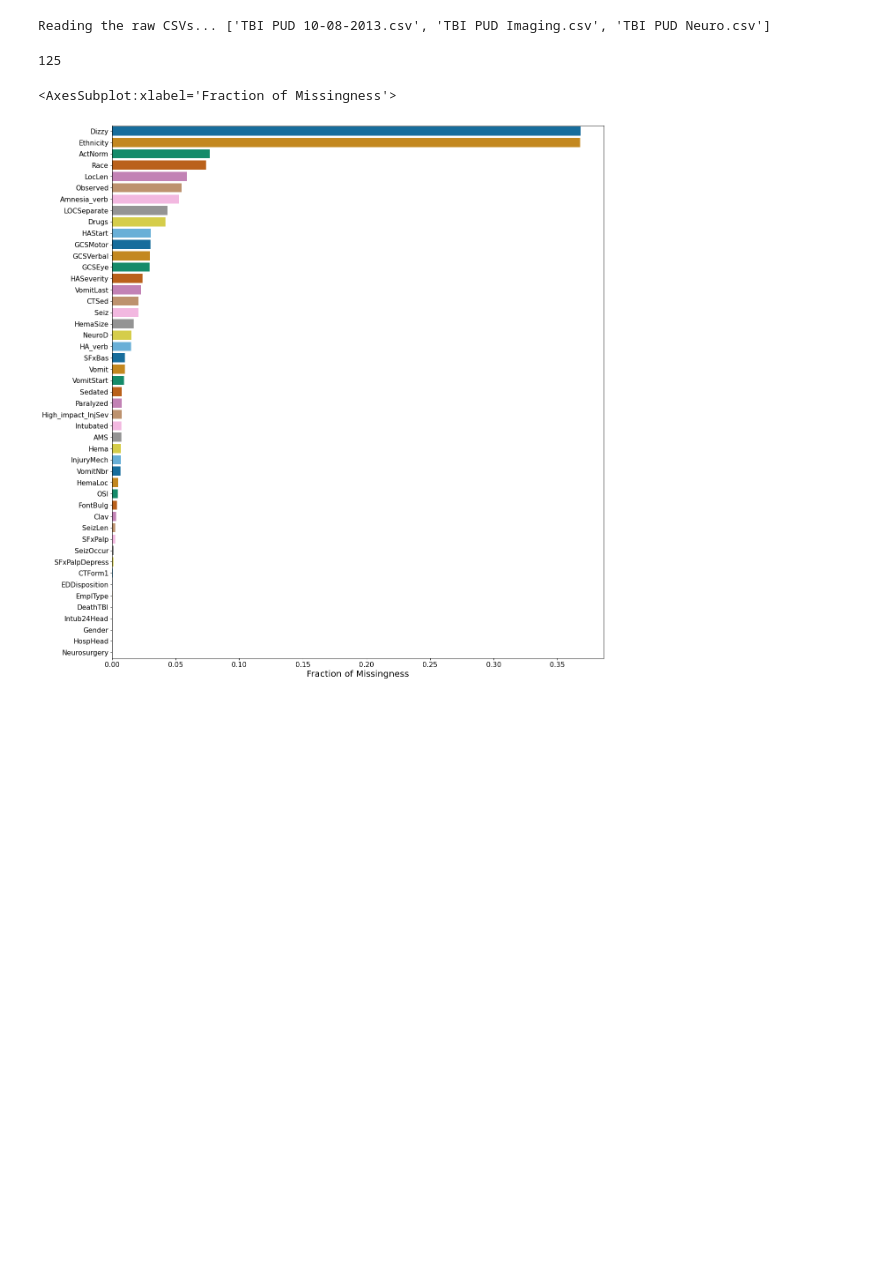
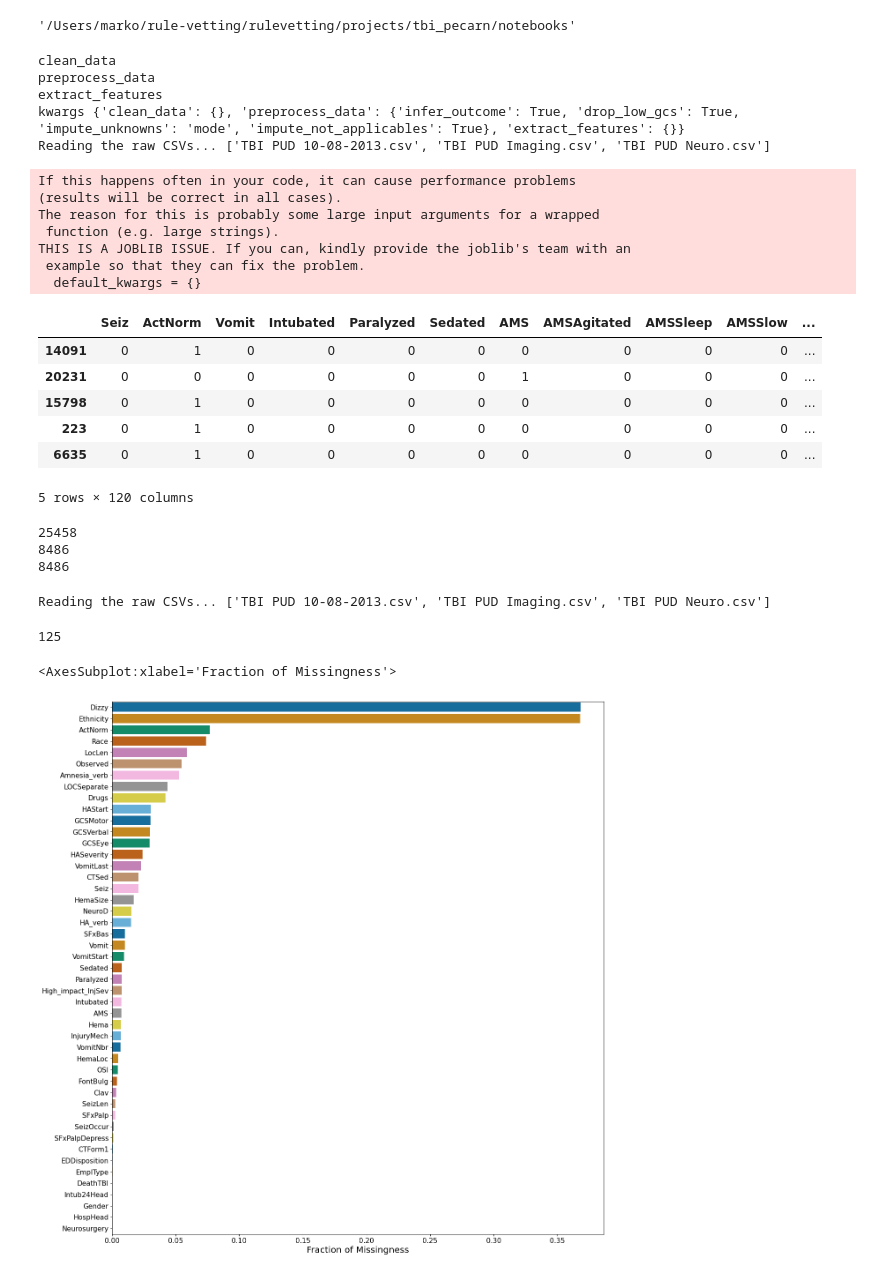
Before and after one commit to Yu-Group/clinical-rule-vetting, a Jupyter notebook: rulevetting/projects/tbi_pecarn/notebooks/00_eda.ipynb, the cells around one changed output. Drawn from its saved outputs; the diff is of its cells as text; code cells hidden in the pictures; blank space fills up the shorter version.

```diff
--- a/rulevetting/projects/tbi_pecarn/notebooks/00_eda.ipynb
+++ b/rulevetting/projects/tbi_pecarn/notebooks/00_eda.ipynb
@@ -61,3 +51,39 @@ The autoreload extension is already loaded. To reload it, use:
+# %%
+os.getcwd()
+'/Users/marko/rule-vetting/rulevetting/projects/tbi_pecarn/notebooks'
+# %% [output]
+'/Users/marko/rule-vetting/rulevetting/projects/tbi_pecarn/notebooks'
+# %%
+df_train, df_tune, df_test = Dataset().get_data()
+df_train.head()
+# %% [output]
+clean_data
+preprocess_data
+extract_features
+kwargs {'clean_data': {}, 'preprocess_data': {'infer_outcome': True, 'drop_low_gcs': True, 'impute_unknowns': 'mode', 'impute_not_applicables': True}, 'extract_features': {}}
+Reading the raw CSVs... ['TBI PUD 10-08-2013.csv', 'TBI PUD Imaging.csv', 'TBI PUD Neuro.csv']
+If this happens often in your code, it can cause performance problems
+(results will be correct in all cases).
+The reason for this is probably some large input arguments for a wrapped
+ function (e.g. large strings).
+THIS IS A JOBLIB ISSUE. If you can, kindly provide the joblib's team with an
+ example so that they can fix the problem.
+  default_kwargs = {}
+|  | Seiz | ActNorm | Vomit | Intubated | Paralyzed | Sedated | AMS | AMSAgitated | AMSSleep | AMSSlow | ... |
+| 14091 | 0 | 1 | 0 | 0 | 0 | 0 | 0 | 0 | 0 | 0 | ... |
+| 20231 | 0 | 0 | 0 | 0 | 0 | 0 | 1 | 0 | 0 | 0 | ... |
+| 15798 | 0 | 1 | 0 | 0 | 0 | 0 | 0 | 0 | 0 | 0 | ... |
+| 223 | 0 | 1 | 0 | 0 | 0 | 0 | 0 | 0 | 0 | 0 | ... |
+| 6635 | 0 | 1 | 0 | 0 | 0 | 0 | 0 | 0 | 0 | 0 | ... |
+5 rows × 120 columns
+# %%
+print(len(df_train))
+print(len(df_tune))
+print(len(df_test))
+# %% [output]
+25458
+8486
+8486
 # %%
 # loading in the data - edit below path
 data_path = '/Users/marko/rule-vetting/data'
```
Also changed, not shown: parts of 7 cells of this notebook, 3 other files.
